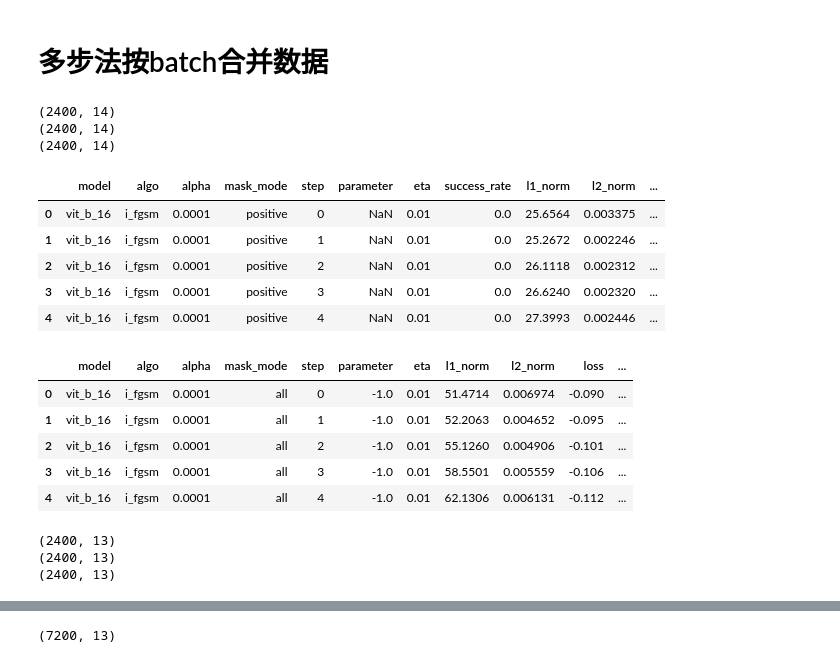
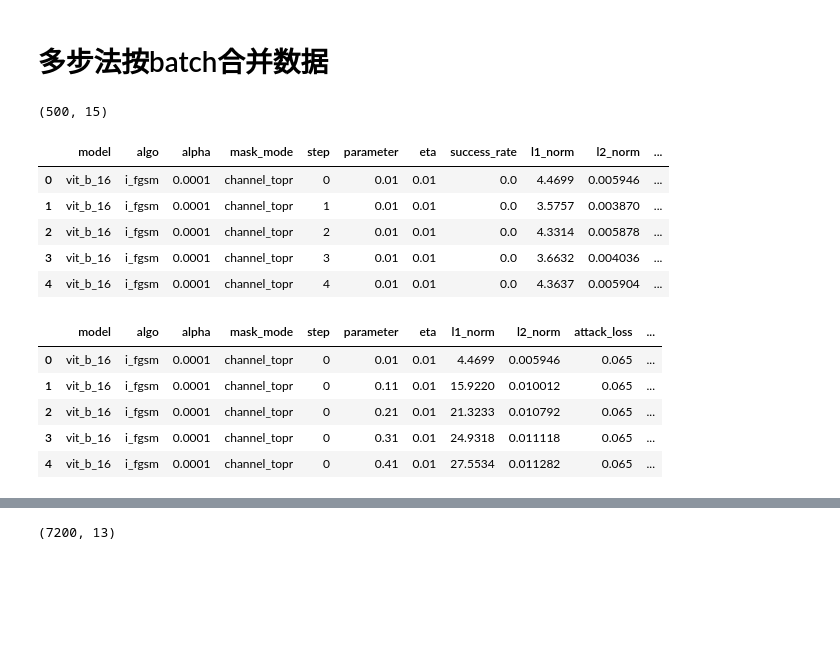
Before and after one commit to zhaobenyan51129/robustness_with_visualization, a Jupyter notebook: data_analysis_multi_step.ipynb, the cells around one changed output, grey strips where cells are left out. Saved outputs shown, nothing was run; the diff lists cells and outputs as text; code cells hidden in the pictures; blank space fills up the shorter version.

```diff
--- a/data_analysis_multi_step.ipynb
+++ b/data_analysis_multi_step.ipynb
@@ -6,29 +6,27 @@ import os
 # %% [markdown]
 # 多步法按batch合并数据
 # %%
-model_list = ['vit_b_16', 'resnet50', 'vgg16']
-data_root = './data_stage2/vis_multi_step_0922_64'
-save_result_file = 'vis_result_multi_step_0920.xlsx'
+model_list = ['vit_b_16']
+data_root = './data_stage3/multi_step_total100_1016'
+save_result_file = 'result_multi_step_total100_1016.xlsx'
 # %%
 data1 = pd.read_excel(os.path.join(data_root, f'{model_list[0]}', f'{model_list[0]}_{save_result_file}'))
-data2 = pd.read_excel(os.path.join(data_root, f'{model_list[0]}', f'{model_list[0]}_{save_result_file}'))
-data3 = pd.read_excel(os.path.join(data_root, f'{model_list[0]}', f'{model_list[0]}_{save_result_file}'))
+# data2 = pd.read_excel(os.path.join(data_root, f'{model_list[0]}', f'{model_list[0]}_{save_result_file}'))
+# data3 = pd.read_excel(os.path.join(data_root, f'{model_list[0]}', f'{model_list[0]}_{save_result_file}'))
 print(data1.shape)
-print(data2.shape)
-print(data3.shape)
+# print(data2.shape)
+# print(data3.shape)
 # %% [output]
-(2400, 14)
-(2400, 14)
-(2400, 14)
+(500, 15)
 # %%
 data1.head()
 # %% [output]
 |  | model | algo | alpha | mask_mode | step | parameter | eta | success_rate | l1_norm | l2_norm | ... |
-| 0 | vit_b_16 | i_fgsm | 0.0001 | positive | 0 | NaN | 0.01 | 0.0 | 25.6564 | 0.003375 | ... |
-| 1 | vit_b_16 | i_fgsm | 0.0001 | positive | 1 | NaN | 0.01 | 0.0 | 25.2672 | 0.002246 | ... |
-| 2 | vit_b_16 | i_fgsm | 0.0001 | positive | 2 | NaN | 0.01 | 0.0 | 26.1118 | 0.002312 | ... |
-| 3 | vit_b_16 | i_fgsm | 0.0001 | positive | 3 | NaN | 0.01 | 0.0 | 26.6240 | 0.002320 | ... |
-| 4 | vit_b_16 | i_fgsm | 0.0001 | positive | 4 | NaN | 0.01 | 0.0 | 27.3993 | 0.002446 | ... |
+| 0 | vit_b_16 | i_fgsm | 0.0001 | channel_topr | 0 | 0.01 | 0.01 | 0.0 | 4.4699 | 0.005946 | ... |
+| 1 | vit_b_16 | i_fgsm | 0.0001 | channel_topr | 1 | 0.01 | 0.01 | 0.0 | 3.5757 | 0.003870 | ... |
+| 2 | vit_b_16 | i_fgsm | 0.0001 | channel_topr | 2 | 0.01 | 0.01 | 0.0 | 4.3314 | 0.005878 | ... |
+| 3 | vit_b_16 | i_fgsm | 0.0001 | channel_topr | 3 | 0.01 | 0.01 | 0.0 | 3.6632 | 0.004036 | ... |
+| 4 | vit_b_16 | i_fgsm | 0.0001 | channel_topr | 4 | 0.01 | 0.01 | 0.0 | 4.3637 | 0.005904 | ... |
 # %%
 def l1_norm(series):
     return series.abs().sum()
@@ -44,10 +42,13 @@ def merge_batch_onestep(data):
         'l1_norm': l1_norm,
         'l2_norm': l2_norm,
         'loss': 'mean',
+        'pred_loss': 'mean',
         'success_rate': lambda x: round(x.mean(), 4),
         'run_time': 'sum',
         'batch_pictures': 'sum'
     }).reset_index()
+    # 将'loss'列命名为'attack_loss'
+    data_grouped = data_grouped.rename(columns={'loss': 'attack_loss'})
     return data_grouped
 # %%
 data1_grouped = merge_batch_onestep(data1)
@@ -56,17 +57,9 @@ data3_grouped = merge_batch_onestep(data3)
 # %%
-data3_grouped.head()
+data1_grouped.head()
 # %% [output]
-|  | model | algo | alpha | mask_mode | step | parameter | eta | l1_norm | l2_norm | loss | ... |
-| 0 | vit_b_16 | i_fgsm | 0.0001 | all | 0 | -1.0 | 0.01 | 51.4714 | 0.006974 | -0.090 | ... |
-| 1 | vit_b_16 | i_fgsm | 0.0001 | all | 1 | -1.0 | 0.01 | 52.2063 | 0.004652 | -0.095 | ... |
-| 2 | vit_b_16 | i_fgsm | 0.0001 | all | 2 | -1.0 | 0.01 | 55.1260 | 0.004906 | -0.101 | ... |
-| 3 | vit_b_16 | i_fgsm | 0.0001 | all | 3 | -1.0 | 0.01 | 58.5501 | 0.005559 | -0.106 | ... |
-| 4 | vit_b_16 | i_fgsm | 0.0001 | all | 4 | -1.0 | 0.01 | 62.1306 | 0.006131 | -0.112 | ... |
+|  | model | algo | alpha | mask_mode | step | parameter | eta | l1_norm | l2_norm | attack_loss | ... |
+| 0 | vit_b_16 | i_fgsm | 0.0001 | channel_topr | 0 | 0.01 | 0.01 | 4.4699 | 0.005946 | 0.065 | ... |
+| 1 | vit_b_16 | i_fgsm | 0.0001 | channel_topr | 0 | 0.11 | 0.01 | 15.9220 | 0.010012 | 0.065 | ... |
+| 2 | vit_b_16 | i_fgsm | 0.0001 | channel_topr | 0 | 0.21 | 0.01 | 21.3233 | 0.010792 | 0.065 | ... |
+| 3 | vit_b_16 | i_fgsm | 0.0001 | channel_topr | 0 | 0.31 | 0.01 | 24.9318 | 0.011118 | 0.065 | ... |
+| 4 | vit_b_16 | i_fgsm | 0.0001 | channel_topr | 0 | 0.41 | 0.01 | 27.5534 | 0.011282 | 0.065 | ... |
-# %%
-print(data1_grouped.shape)
-print(data2_grouped.shape)
-print(data3_grouped.shape)
-# %% [output]
-(2400, 13)
-(2400, 13)
-(2400, 13)
```
Also changed, not shown: parts of 2 cells of this notebook, 11 other files.
